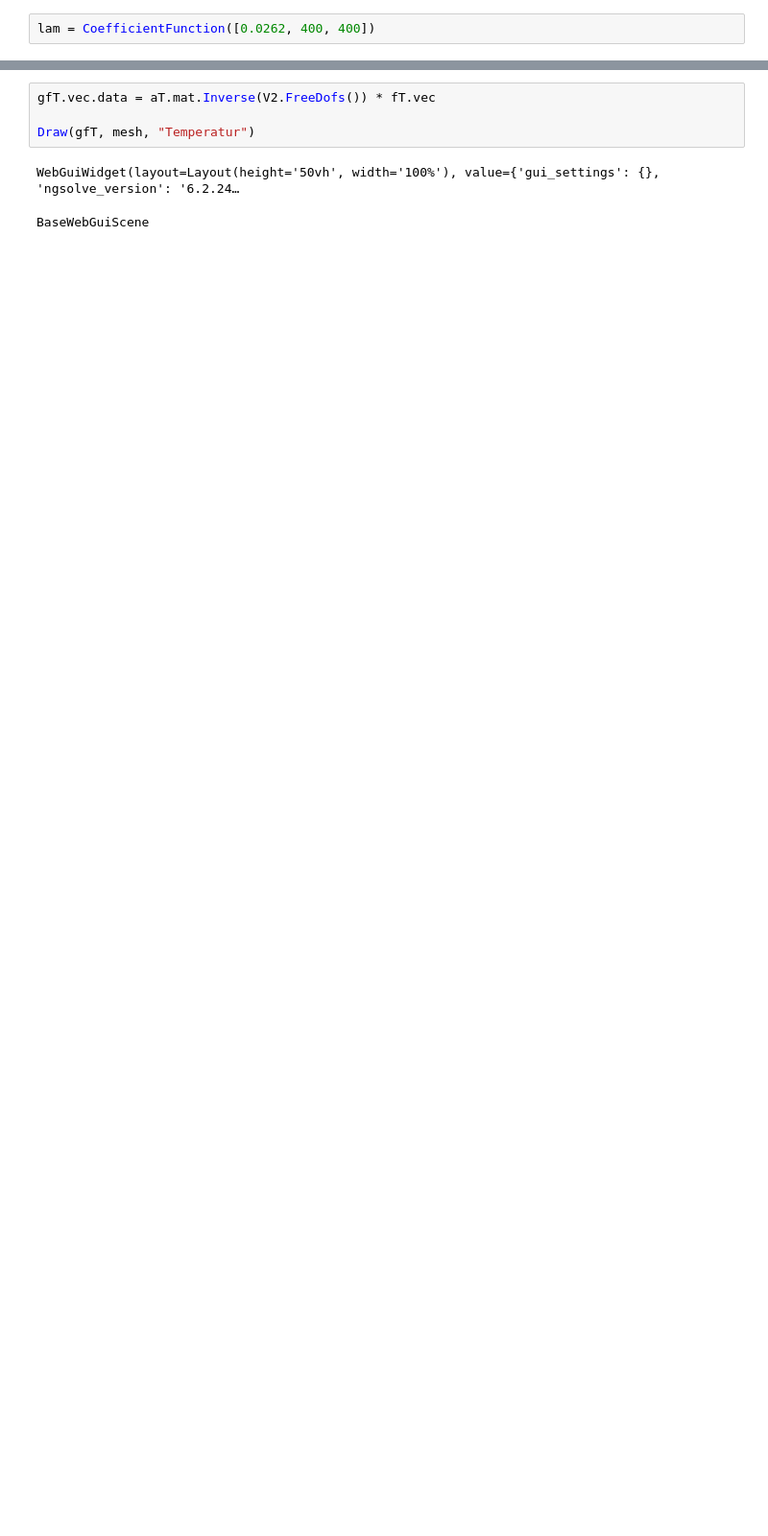
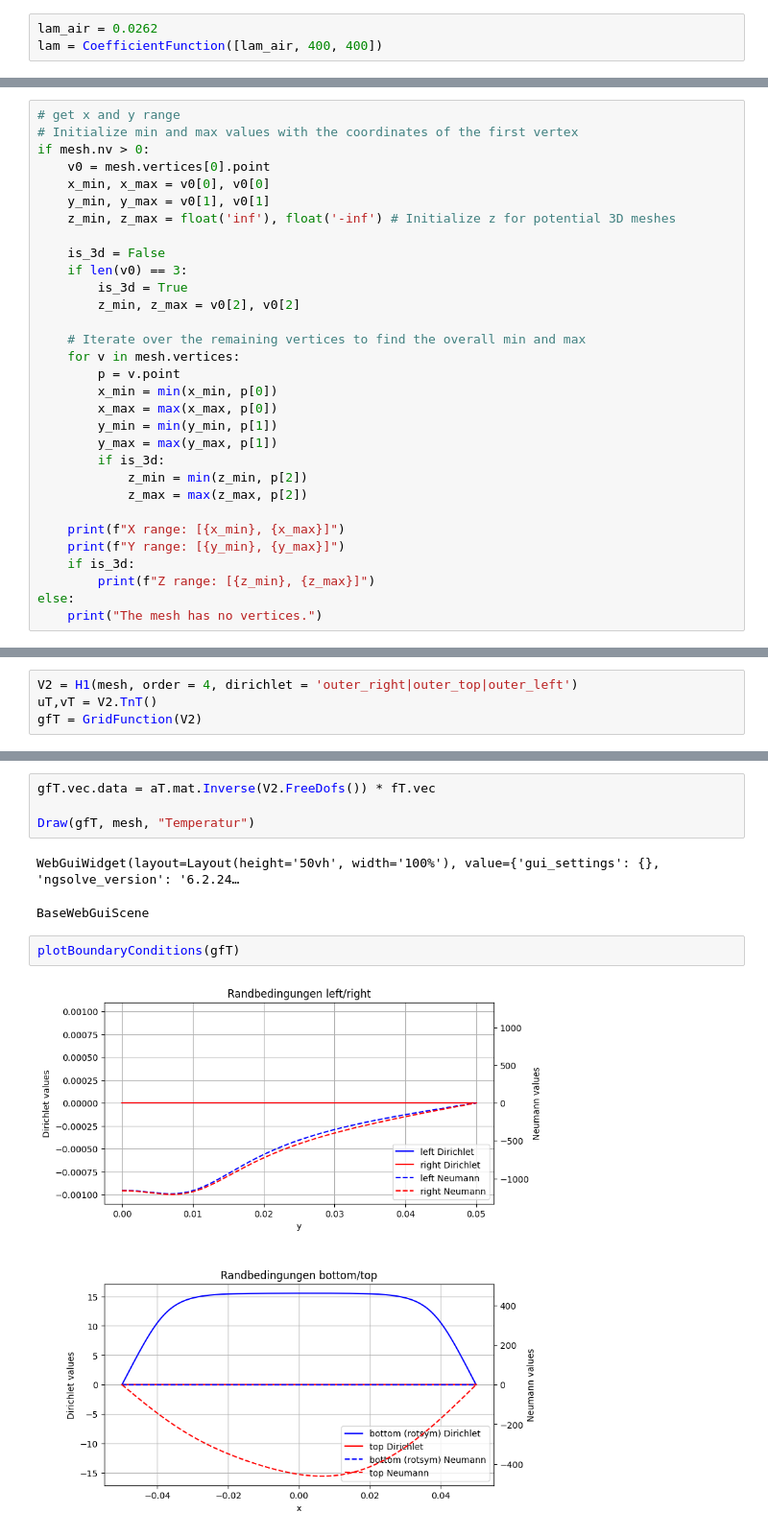
Before and after one commit to alegrunder/hana, a Jupyter notebook: Notebook/Aufgabe2.ipynb, the cells around one changed output, grey strips where cells are left out. Shown: that part at 96% size. Cells and saved outputs as stored; diff of their text form; blank space fills up the shorter version.

```diff
--- a/Notebook/Aufgabe2.ipynb
+++ b/Notebook/Aufgabe2.ipynb
@@ -8,2 +12,3 @@ from netgen.csg import *
 # %%
-lam = CoefficientFunction([0.0262, 400, 400])
+lam_air = 0.0262
+lam = CoefficientFunction([lam_air, 400, 400])
@@ -31,0 +39,31 @@ gfT = GridFunction(V2)
+# %%
+# get x and y range
+# Initialize min and max values with the coordinates of the first vertex
+if mesh.nv > 0:
+    v0 = mesh.vertices[0].point
+    x_min, x_max = v0[0], v0[0]
+    y_min, y_max = v0[1], v0[1]
+    z_min, z_max = float('inf'), float('-inf') # Initialize z for potential 3D meshes
+
+    is_3d = False
+    if len(v0) == 3:
+        is_3d = True
+        z_min, z_max = v0[2], v0[2]
+
+    # Iterate over the remaining vertices to find the overall min and max
+    for v in mesh.vertices:
+        p = v.point
+        x_min = min(x_min, p[0])
+        x_max = max(x_max, p[0])
+        y_min = min(y_min, p[1])
+        y_max = max(y_max, p[1])
+        if is_3d:
+            z_min = min(z_min, p[2])
+            z_max = max(z_max, p[2])
+
+    print(f"X range: [{x_min}, {x_max}]")
+    print(f"Y range: [{y_min}, {y_max}]")
+    if is_3d:
+        print(f"Z range: [{z_min}, {z_max}]")
+else:
+    print("The mesh has no vertices.")
@@ -31,0 +141,4 @@ gfT = GridFunction(V2)
+# %%
+V2 = H1(mesh, order = 4, dirichlet = 'outer_right|outer_top|outer_left')
+uT,vT = V2.TnT()
+gfT = GridFunction(V2)
@@ -48,3 +171,7 @@ Draw(gfT, mesh, "Temperatur")
 # %% [output]
 WebGuiWidget(layout=Layout(height='50vh', width='100%'), value={'gui_settings': {}, 'ngsolve_version': '6.2.24…
 BaseWebGuiScene
+# %%
+plotBoundaryConditions(gfT)
+# %% [output]
+[figure, added]
```
Also changed, not shown: parts of 17 cells of this notebook, 3 other files.
